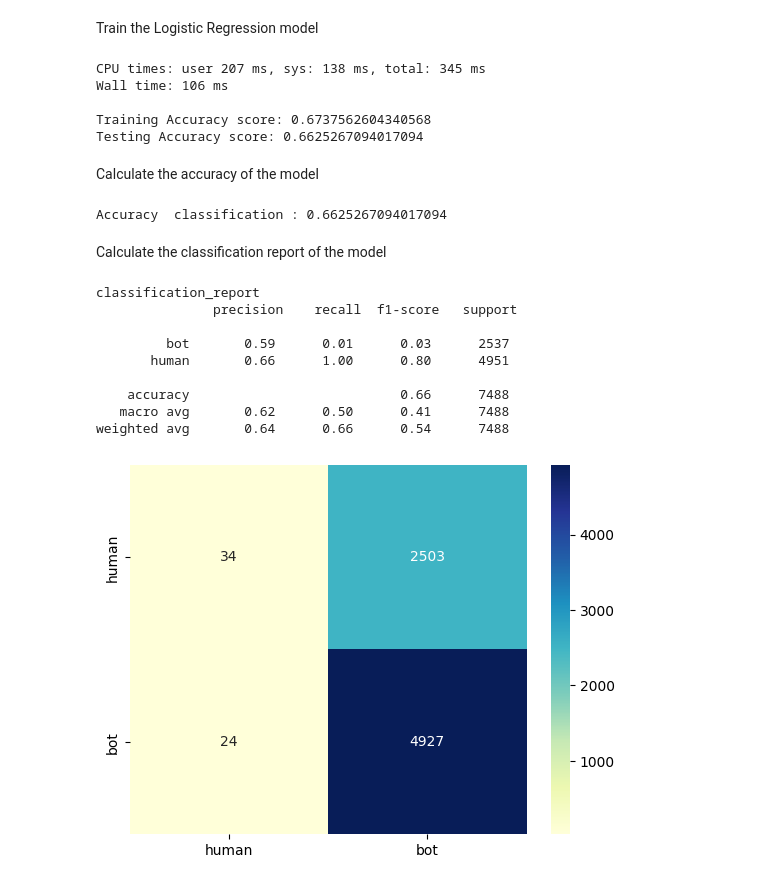
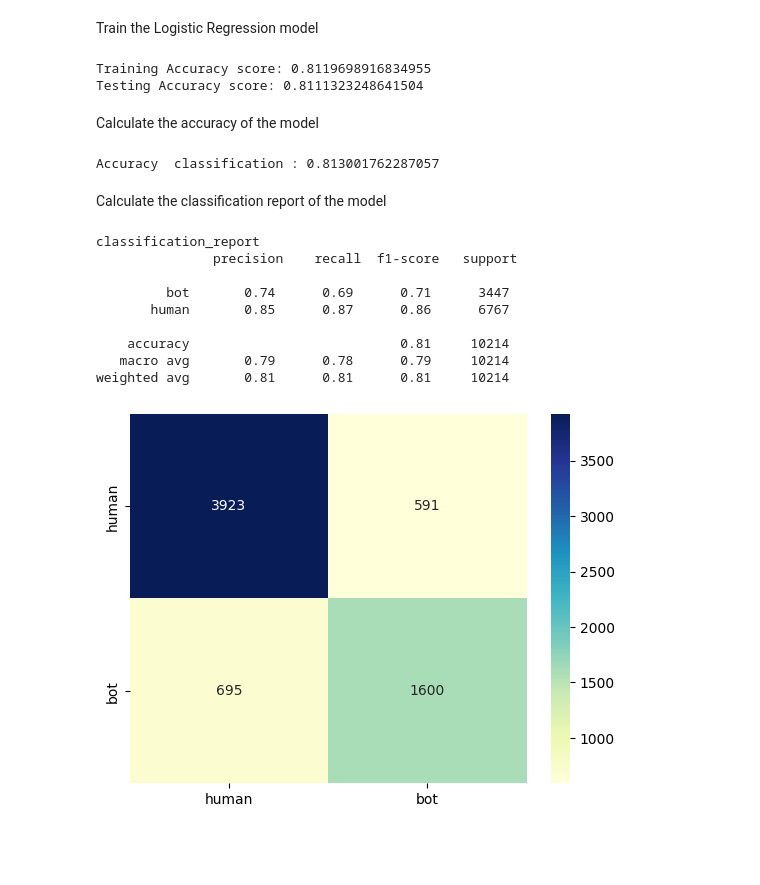
Before and after one commit to PFE2024/satt_ai, a Jupyter notebook: twitter/LogisticRegressionClassification.ipynb, the cells around one changed output. Drawn from its saved outputs; the diff is of its cells as text; code cells hidden in the pictures; blank space fills up the shorter version.

Commit message:
correct error  test url+test 6 AImodel+strt flusk

```diff
--- a/twitter/LogisticRegressionClassification.ipynb
+++ b/twitter/LogisticRegressionClassification.ipynb
@@ -14,22 +14,29 @@ from matplotlib import pyplot as plt
 import seaborn as sns
 # %% [markdown]
 Load Data
-# %%
-data = pd.read_csv('cleandata.csv')
-
-def creation_year(year):
-    dt = datetime.strptime(str(year), '%Y-%m-%d %H:%M:%S')
-    return dt.year
-
-y = data.account_type.values.tolist()
-
-def extract_features(x):
-    columns=['favourites_count','followers_count','friends_count','statuses_count','verified','created']
-    # x.loc[:,'created']= creation_year(x['created_at'])
-    x.loc[:,'created'] = x.apply(lambda row :creation_year(row["created_at"]), axis=1)
-    x=x.loc[:,columns]
-    return x
-
-x_train, x_test, y_train, y_test = train_test_split(extract_features(data), y, test_size=0.2, random_state=48)
+# %%
+from sklearn.preprocessing import StandardScaler
+
+def extract_features(x):
+    x=x.loc[:,['verified','statuses','location','date_joined','most_recent_post','following','followers','likes','lists','tweet_language','tweets_this_week','retweet_ratio','retweeted_count','URL works','userNameScore','avg_tweets_by_hour_of_day','avg_tweets_by_day_of_week']]
+    return x
+
+data = pd.read_csv('./Data/featuresfloatv2.csv')
+data=data.loc[:,['verified','statuses','location','date_joined','most_recent_post','following','followers','likes','lists','tweet_language','tweets_this_week','retweet_ratio','retweeted_count','URL works','userNameScore','avg_tweets_by_hour_of_day','avg_tweets_by_day_of_week','fake_follower','account_type']]
+
+# Create an instance of StandardScaler
+scaler = StandardScaler()
+x=extract_features(data)
+# Fit the scaler to your data
+scaler.fit(x)
+
+# Transform your data using the scaler
+X_scaled = scaler.transform(x)
+
+y = data.account_type.values.tolist()
+# %%
+
+
+x_train, x_test, y_train, y_test = train_test_split(X_scaled, y, test_size=0.2, random_state=48)
 # %% [markdown]
 Split the data into training and testing sets
@@ -49,18 +44,15 @@ f'There are {train_size} samples for training, and {val_size} samples for valida
 Train the Logistic Regression model
 # %%
 lr = LogisticRegression(random_state=48)
-%time lr.fit(x_train,y_train)
+lr.fit(x_train,y_train)
 
 y_pred_train = lr.predict(x_train)
 y_pred_test = lr.predict(x_test)
 print("\nTraining Accuracy score:",accuracy_score(y_train, y_pred_train))
 print("Testing Accuracy score:",accuracy_score(y_test, y_pred_test))
 # %% [output]
-CPU times: user 207 ms, sys: 138 ms, total: 345 ms
-Wall time: 106 ms
-
-Training Accuracy score: 0.6737562604340568
-Testing Accuracy score: 0.6625267094017094
+Training Accuracy score: 0.8119698916834955
+Testing Accuracy score: 0.8111323248641504
 # %% [markdown]
 Calculate the accuracy of the model
 # %%
@@ -68,7 +60,7 @@ def accurracy(y_true,y_pred_test):
     return np.sum(y_true==y_pred_test)/len(y_true)
 print('Accuracy  classification :',accurracy(y_test,y_pred_test))
 # %% [output]
-Accuracy  classification : 0.6625267094017094
+Accuracy  classification : 0.813001762287057
 # %% [markdown]
 Calculate the classification report of the model
 # %%
@@ -77,18 +69,18 @@ print("classification_report \n "+classification_report(y_test, y_pred_test))
 classification_report
                precision    recall  f1-score   support
 
-         bot       0.59      0.01      0.03      2537
-       human       0.66      1.00      0.80      4951
+         bot       0.74      0.69      0.71      3447
+       human       0.85      0.87      0.86      6767
 
-    accuracy                           0.66      7488
-   macro avg       0.62      0.50      0.41      7488
-weighted avg       0.64      0.66      0.54      7488
+    accuracy                           0.81     10214
+   macro avg       0.79      0.78      0.79     10214
+weighted avg       0.81      0.81      0.81     10214
 # %%
-cm = metrics.confusion_matrix(y_test,  y_pred_test)
+cm = metrics.confusion_matrix(y_test,  y_pred_test,labels=[ 'human', 'bot'])
 
 cm_matrixNB = pd.DataFrame(data=cm, columns=[ 'human', 'bot'],
                         index=[ 'human', 'bot'])
 sns.heatmap(cm_matrixNB, annot=True, fmt='d', cmap='YlGnBu')
 plt.show()
 # %% [output]
-[figure, old version]
+[figure, new version]
```
Also changed, not shown: parts of 1 cell of this notebook, 16 other files.
